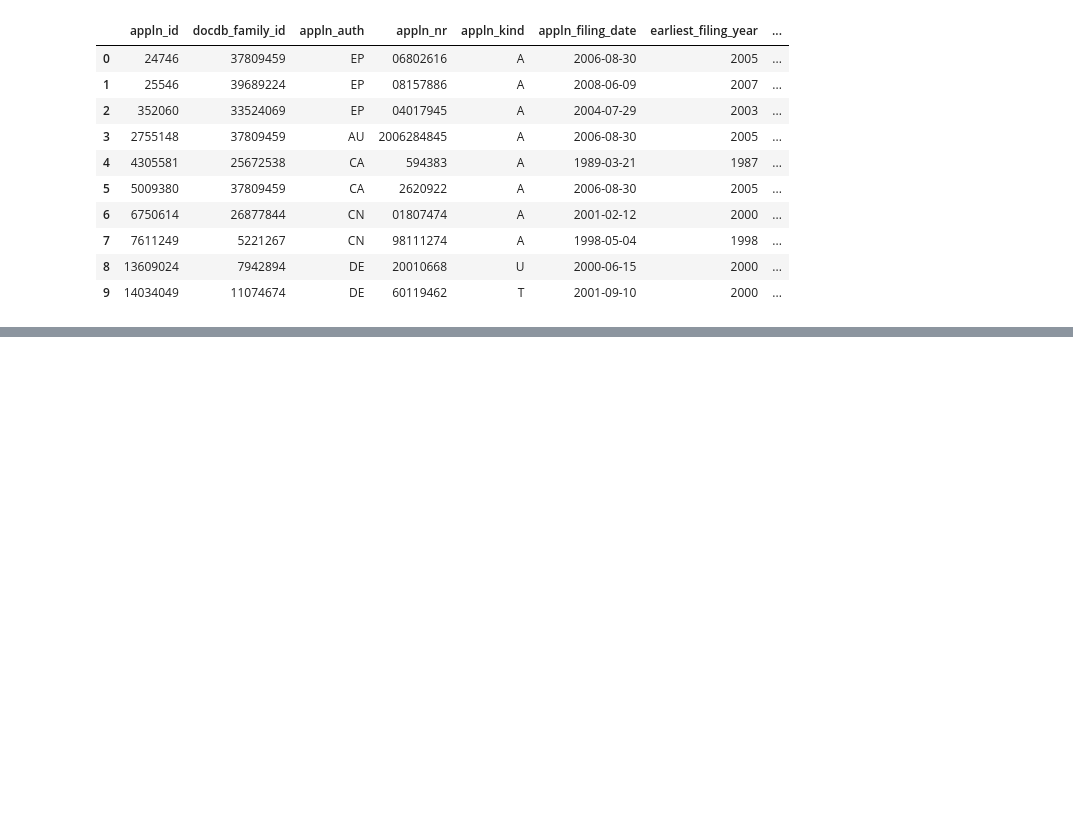
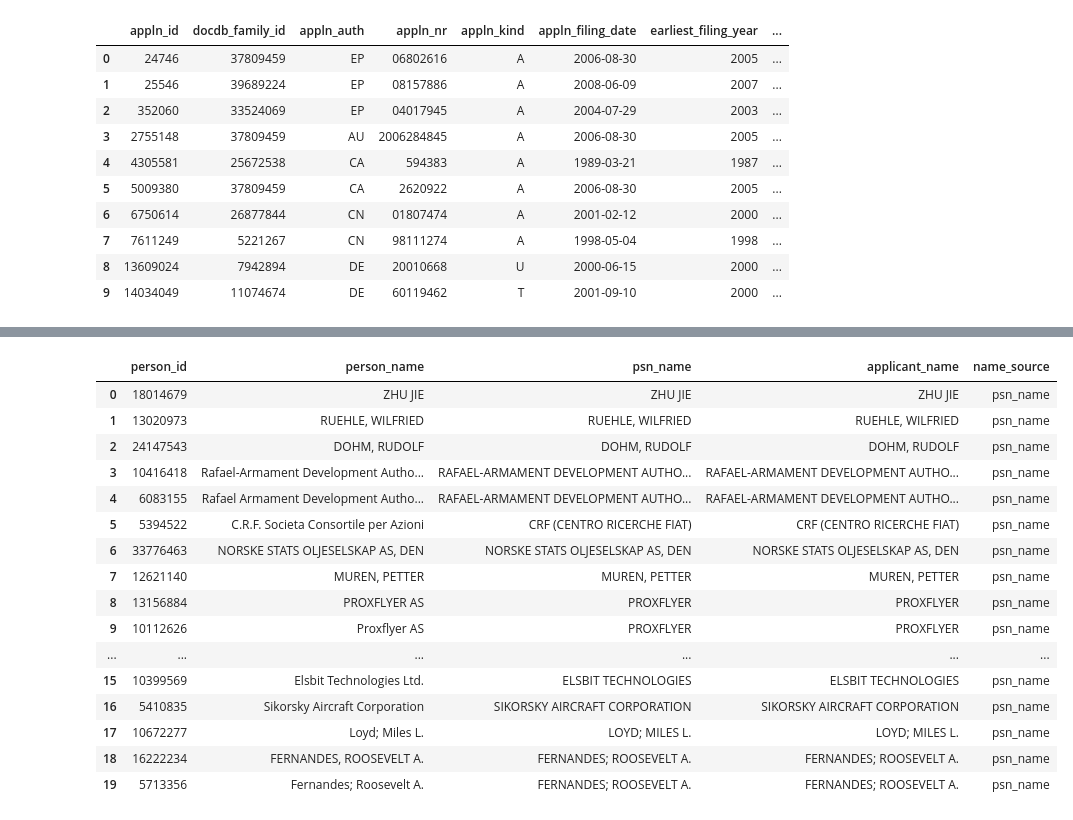
Before and after one commit to RikyPoz/PW_InnovationManagement, a Jupyter notebook: PWStep0.ipynb, the cells around one changed output, grey strips where cells are left out. Drawn from its saved outputs; the diff is of its cells as text; code cells hidden in the pictures; blank space fills up the shorter version.

Commit message:
families cleaning function and applicant extraction

```diff
--- a/PWStep0.ipynb
+++ b/PWStep0.ipynb
@@ -635,0 +976,78 @@ ABSTRACT:
+# %%
+# CLEAN APPLICANT NAMES
+# Prefer the PATSTAT standardized name (psn_name) when available.
+# Otherwise, use the original person_name.
+# Preserve the original DataFrame and its application-person relationships.
+
+df_applicants_clean = df_applicants.copy()
+
+
+def normalize_names(series):
+    """Normalize formatting while preserving meaningful name components."""
+    return (
+        series
+        .astype("string")
+        .str.normalize("NFKC")
+        .str.replace(r"\s+", " ", regex=True)
+        .str.strip()
+        .str.upper()
+        .replace("", pd.NA)
+    )
+
+
+# Normalize both name fields.
+df_applicants_clean["person_name_clean"] = normalize_names(
+    df_applicants_clean["person_name"]
+)
+
+df_applicants_clean["psn_name_clean"] = normalize_names(
+    df_applicants_clean["psn_name"]
+)
+
+# Use the standardized name, falling back to the original name.
+df_applicants_clean["applicant_name"] = (
+    df_applicants_clean["psn_name_clean"]
+    .fillna(df_applicants_clean["person_name_clean"])
+)
+
+# Record the source of the chosen name for traceability.
+df_applicants_clean["name_source"] = "missing"
+
+df_applicants_clean.loc[
+    df_applicants_clean["person_name_clean"].notna(),
+    "name_source",
+] = "person_name"
+
+df_applicants_clean.loc[
+    df_applicants_clean["psn_name_clean"].notna(),
+    "name_source",
+] = "psn_name"
+
+# Report data quality without dropping unnamed applicant records.
+print("Application-applicant records:", len(df_applicants_clean))
+
+print(
+    "Records without an available name:",
+    df_applicants_clean["applicant_name"].isna().sum(),
+)
+
+print(
+    "Distinct normalized names:",
+    df_applicants_clean["applicant_name"].nunique(),
+)
+
+print("\nName sources:")
+display(df_applicants_clean["name_source"].value_counts())
+
+display(
+    df_applicants_clean[
+        [
+            "person_id",
+            "person_name",
+            "psn_name",
+            "applicant_name",
+            "name_source",
+        ]
+    ].head(20)
+)
+# %% [output]
@@ -635,0 +1062,17 @@ ABSTRACT:
+|  | person_id | person_name | psn_name | applicant_name | name_source |
+| 0 | 18014679 | ZHU JIE | ZHU JIE | ZHU JIE | psn_name |
+| 1 | 13020973 | RUEHLE, WILFRIED | RUEHLE, WILFRIED | RUEHLE, WILFRIED | psn_name |
+| 2 | 24147543 | DOHM, RUDOLF | DOHM, RUDOLF | DOHM, RUDOLF | psn_name |
+| 3 | 10416418 | Rafael-Armament Development Autho... | RAFAEL-ARMAMENT DEVELOPMENT AUTHO... | RAFAEL-ARMAMENT DEVELOPMENT AUTHO... | psn_name |
+| 4 | 6083155 | Rafael Armament Development Autho... | RAFAEL-ARMAMENT DEVELOPMENT AUTHO... | RAFAEL-ARMAMENT DEVELOPMENT AUTHO... | psn_name |
+| 5 | 5394522 | C.R.F. Societa Consortile per Azioni | CRF (CENTRO RICERCHE FIAT) | CRF (CENTRO RICERCHE FIAT) | psn_name |
+| 6 | 33776463 | NORSKE STATS OLJESELSKAP AS, DEN | NORSKE STATS OLJESELSKAP AS, DEN | NORSKE STATS OLJESELSKAP AS, DEN | psn_name |
+| 7 | 12621140 | MUREN, PETTER | MUREN, PETTER | MUREN, PETTER | psn_name |
+| 8 | 13156884 | PROXFLYER AS | PROXFLYER | PROXFLYER | psn_name |
+| 9 | 10112626 | Proxflyer AS | PROXFLYER | PROXFLYER | psn_name |
+| ... | ... | ... | ... | ... | ... |
+| 15 | 10399569 | Elsbit Technologies Ltd. | ELSBIT TECHNOLOGIES | ELSBIT TECHNOLOGIES | psn_name |
+| 16 | 5410835 | Sikorsky Aircraft Corporation | SIKORSKY AIRCRAFT CORPORATION | SIKORSKY AIRCRAFT CORPORATION | psn_name |
+| 17 | 10672277 | Loyd; Miles L. | LOYD; MILES L. | LOYD; MILES L. | psn_name |
+| 18 | 16222234 | FERNANDES, ROOSEVELT A. | FERNANDES; ROOSEVELT A. | FERNANDES; ROOSEVELT A. | psn_name |
+| 19 | 5713356 | Fernandes; Roosevelt A. | FERNANDES; ROOSEVELT A. | FERNANDES; ROOSEVELT A. | psn_name |
```
Also changed, not shown: parts of 13 cells of this notebook, 2 other files.
